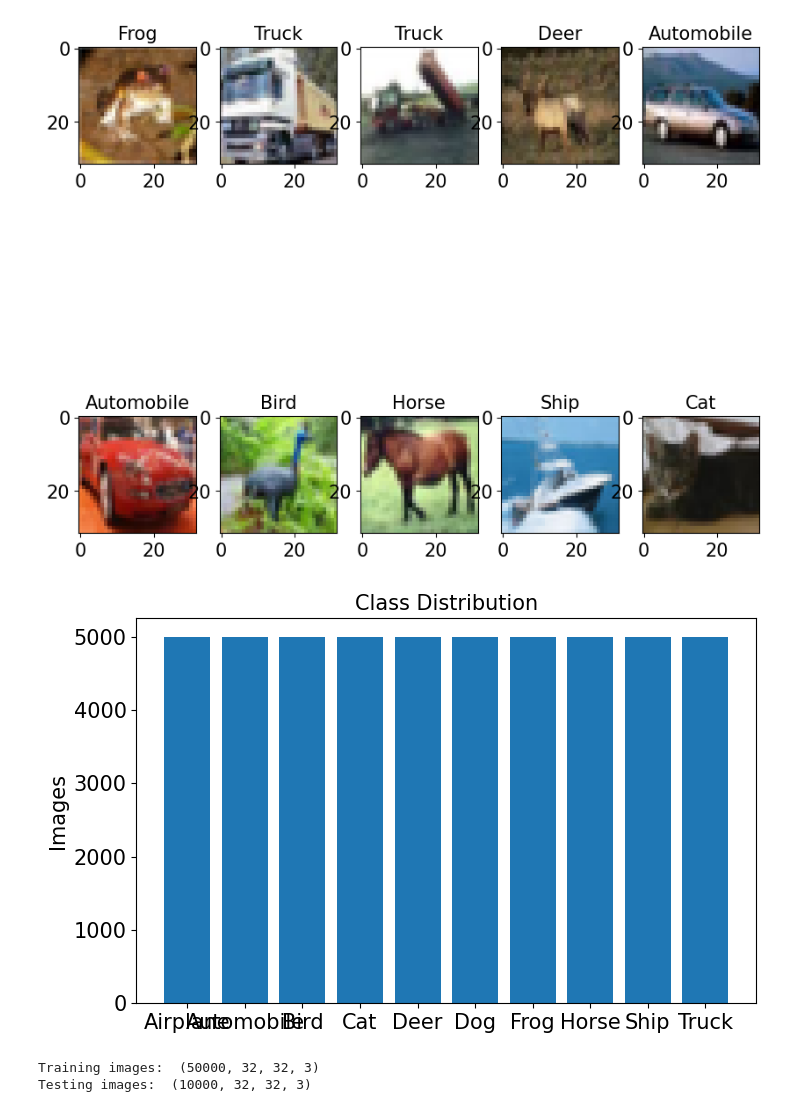
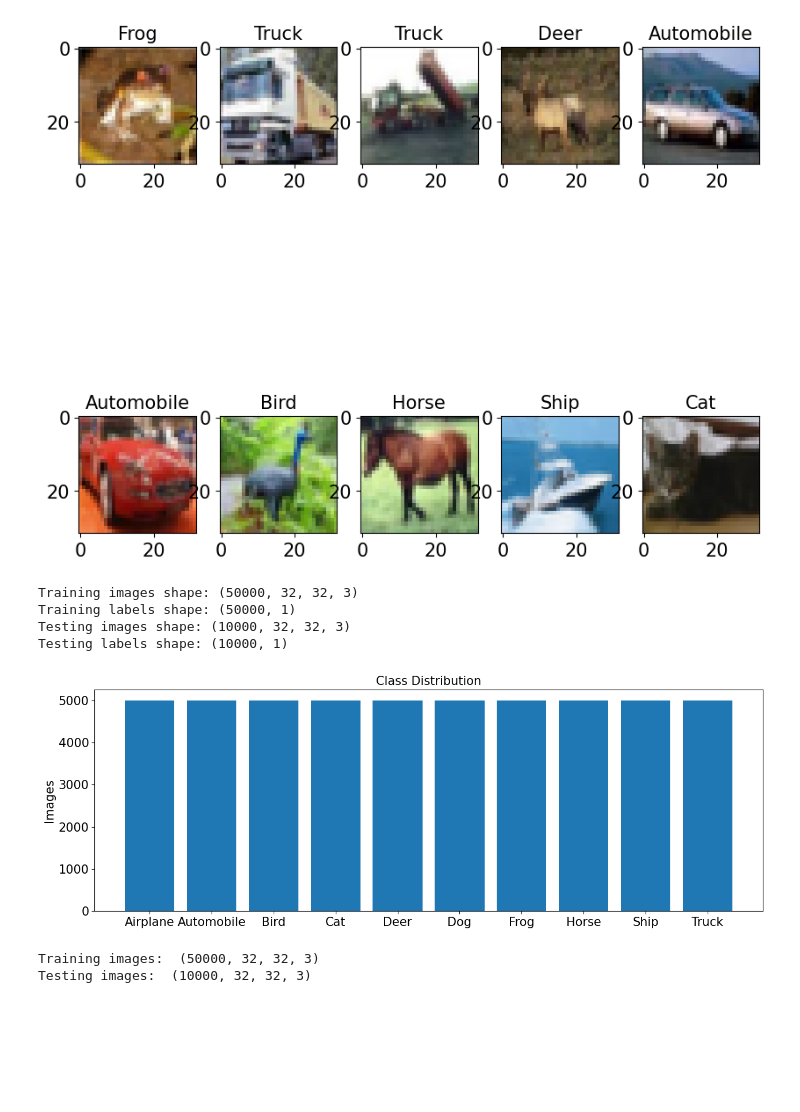
Before and after one commit to sadhika-tech/deep-learning-lab, a Jupyter notebook: Lab 3/convolutional_neural_networks.ipynb, the cells around one changed output. Cells and saved outputs as stored; diff of their text form; code cells hidden in the pictures; blank space fills up the shorter version.

```diff
--- a/Lab 3/convolutional_neural_networks.ipynb
+++ b/Lab 3/convolutional_neural_networks.ipynb
@@ -40,14 +48,24 @@ plt.savefig("sample_images.png",dpi=600)
 plt.show()
 # %% [output]
 [figure]
+# %%
+print(f"Training images shape: {X_train.shape}")
+print(f"Training labels shape: {y_train.shape}")
+print(f"Testing images shape: {X_test.shape}")
+print(f"Testing labels shape: {y_test.shape}")
+# %% [output]
+Training images shape: (50000, 32, 32, 3)
+Training labels shape: (50000, 1)
+Testing images shape: (10000, 32, 32, 3)
+Testing labels shape: (10000, 1)
 # %%
 unique,counts=np.unique(y_train,return_counts=True)
-plt.figure(figsize=(8,5))
+plt.figure(figsize=(15,5))
 plt.bar(class_names, counts)
 plt.ylabel("Images")
 plt.title("Class Distribution")
 plt.savefig("class_distribution.png",dpi=600)
 plt.show()
 # %% [output]
-[figure, old version]
+[figure, new version]
 # %%
```
Also changed, not shown: parts of 43 cells of this notebook.
